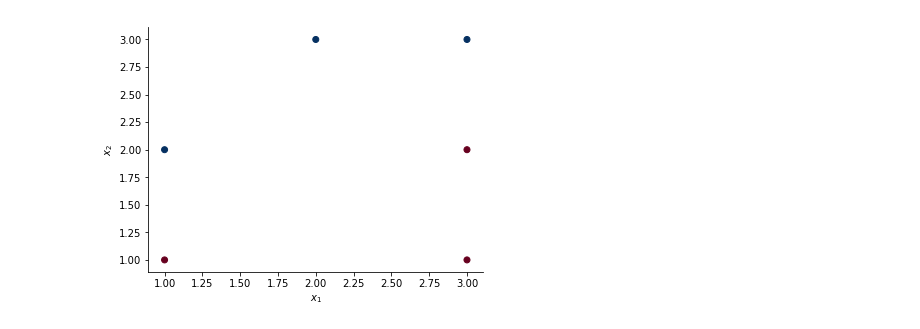
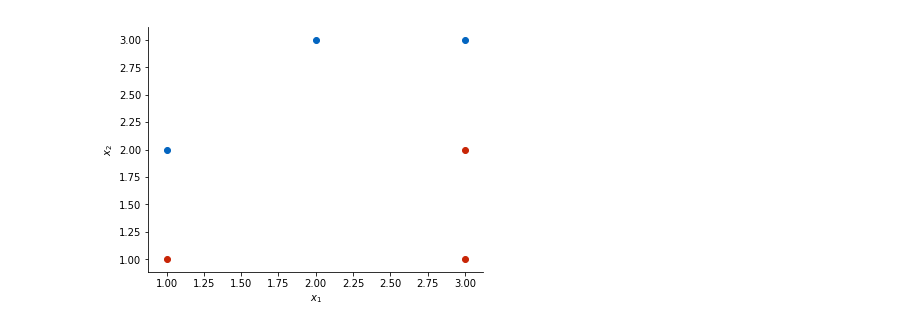
Before and after one commit to mlvu/example-code, a Jupyter notebook: 12 Linear Models 1/Classification.ipynb, the cells around one changed output. Saved outputs shown, nothing was run; the diff lists cells and outputs as text; code cells hidden in the pictures.

```diff
--- a/12 Linear Models 1/Classification.ipynb
+++ b/12 Linear Models 1/Classification.ipynb
@@ -18,20 +18,22 @@ def clean(ax=None):
 # %%
 # Our learning problem
 
 plt.figure(figsize=(6, 4.5))
 
 x = np.asarray([[1.0, 2.0], [1.0, 1.0], [2.0, 3.0], [3.0, 3.0], [3.0, 1.0], [3.0, 2.0]])
 y = np.asarray([1, 0, 1, 1, 0, 0])
 
-plt.scatter(x[:, 0], x[:, 1], c=y, cmap='RdBu')
+plt.scatter(x[(0, 2, 3), 0], x[(0, 2, 3), 1], color=BLUE)
+plt.scatter(x[(1, 4, 5), 0], x[(1, 4, 5), 1], color=RED)
+
 clean(plt.gca())
 
 plt.xlabel('$x_1$')
 plt.ylabel('$x_2$')
 
 plt.savefig('clsdata.pdf')
 # %% [output]
-[figure, old version]
+[figure, new version]
 # %%
 # define the loss function
 # (here, we pass the data as a parameter, but in the actual loss function these should
```
Also changed, not shown: parts of 8 cells of this notebook, 28 other files.
